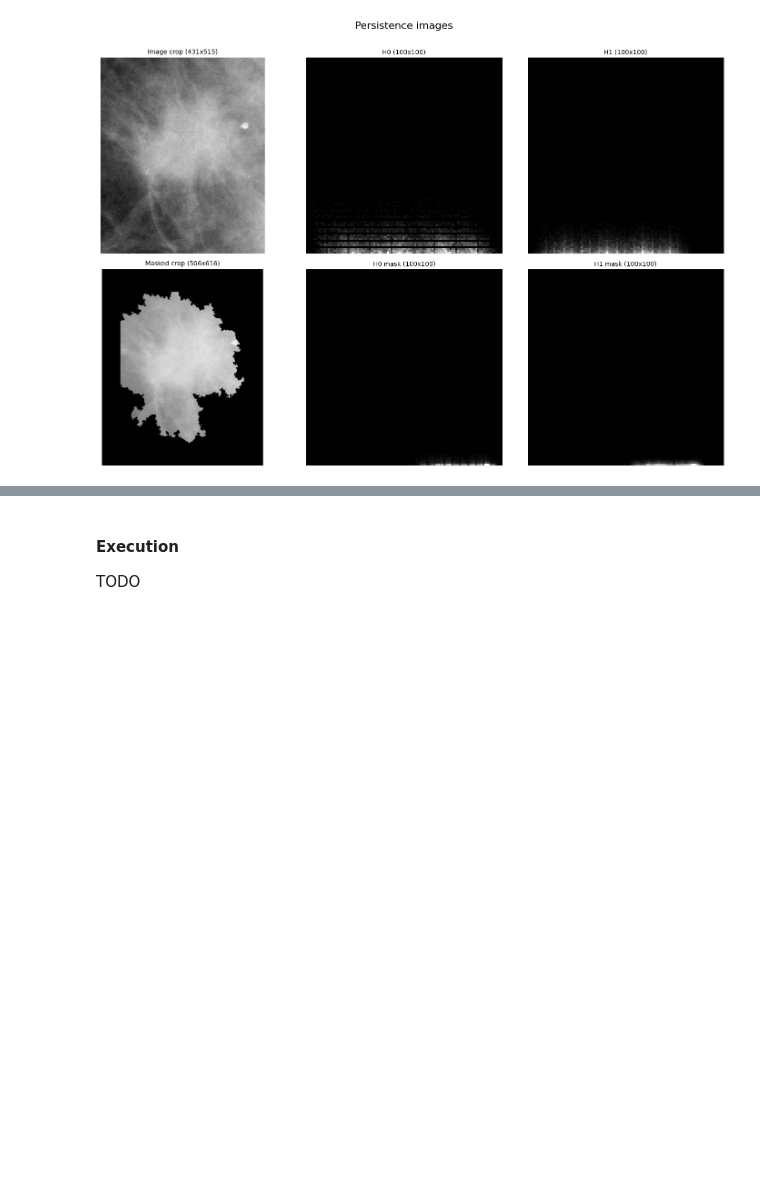
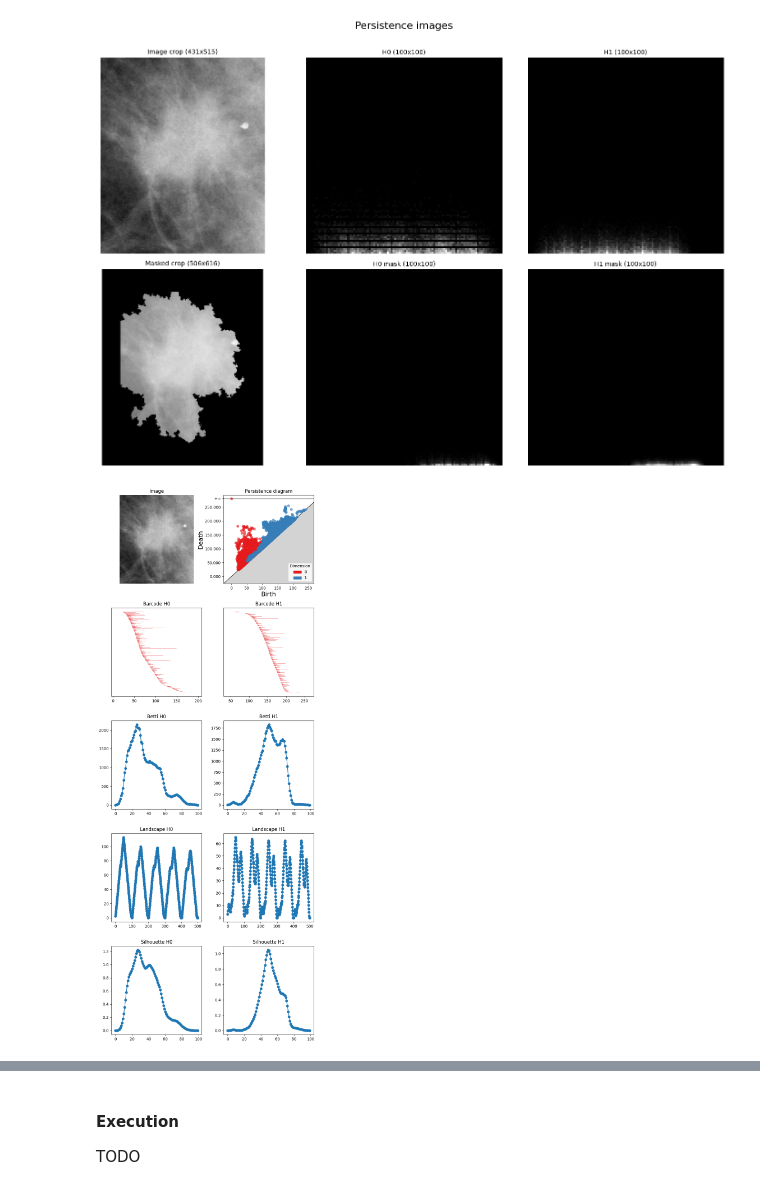
Before and after one commit to EstherRH00/TDA_Visual_Transformer, a Jupyter notebook: notebook.ipynb, the cells around one changed output, grey strips where cells are left out. Cells and saved outputs as stored; diff of their text form; code cells hidden in the pictures; blank space fills up the shorter version.

```diff
--- a/notebook.ipynb
+++ b/notebook.ipynb
@@ -451,0 +450,70 @@ MASS_TEST_TDA_MASKED_DIR = "data/tda/masked/mass_test"
+# %%
+%matplotlib inline
+
+import numpy as np
+import gudhi as gd
+import gudhi.representations
+import matplotlib.pyplot as plt
+
+cc = gd.CubicalComplex(
+    dimensions=cropped_mammogram_mass.shape,
+    top_dimensional_cells=cropped_mammogram_mass.flatten().astype(float)
+)
+persistence = cc.persistence()
+
+diagrams = {
+    0: np.array([p for p in cc.persistence_intervals_in_dimension(0) if p[1] != float('inf')]),
+    1: np.array([p for p in cc.persistence_intervals_in_dimension(1) if p[1] != float('inf')])
+}
+
+resolution = 100
+n_landscapes = 5
+
+reprs = {
+    "Betti": lambda p: gd.representations.BettiCurve(resolution=resolution)(p).flatten(),
+    "Landscape": lambda p: gd.representations.Landscape(num_landscapes=n_landscapes, resolution=resolution)(p).flatten(),
+    "Silhouette": lambda p: gd.representations.Silhouette(resolution=resolution)(p).flatten()
+}
+
+features = {
+    dim: {name: fn(diagrams[dim]) for name, fn in reprs.items()}
+    for dim in diagrams
+}
+
+# --- Plot ---
+fig, axes = plt.subplots(5, 2, figsize=(8, 20))
+
+# Row 0: image + diagram
+axes[0, 0].imshow(cropped_mammogram_mass, cmap='gray')
+axes[0, 0].set_title('Image')
+axes[0, 0].axis('off')
+
+gd.plot_persistence_diagram(persistence, legend=True, axes=axes[0, 1])
+axes[0, 1].set_title('Persistence diagram')
+
+# Row 1: barcodes
+for dim in [0, 1]:
+    gd.plot_persistence_barcode(diagrams[dim], axes=axes[1, dim])
+    axes[1, dim].set_title(f'Barcode H{dim}')
+
+# Rows 2–4: features
+row = 2
+for name in ["Betti", "Landscape", "Silhouette"]:
+    for dim in [0, 1]:
+        y = features[dim][name]
+
+        if name == "Betti" and row == 3:
+            y = y.cumsum(0)
+            title = f'{name} H{dim} (cumsum)'
+        else:
+            title = f'{name} H{dim}'
+
+        axes[row, dim].plot(y, marker='o')
+        axes[row, dim].set_title(title)
+
+    row += 1
+
+plt.tight_layout()
+plt.show()
+# %% [output]
+[figure, added]
```
Also changed, not shown: parts of 24 cells of this notebook, 4 other files.
